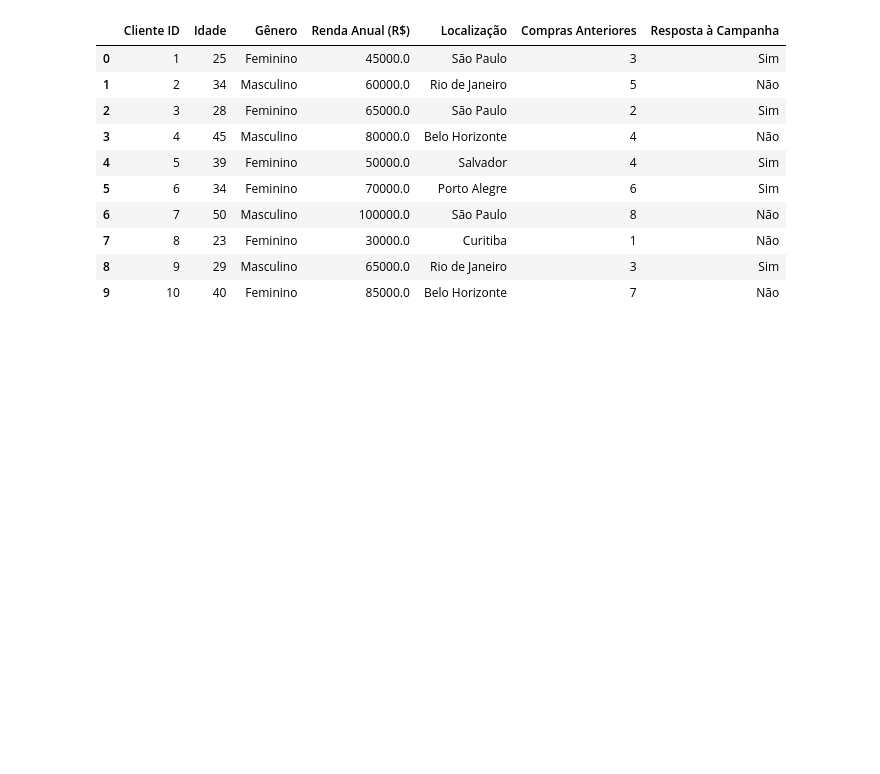
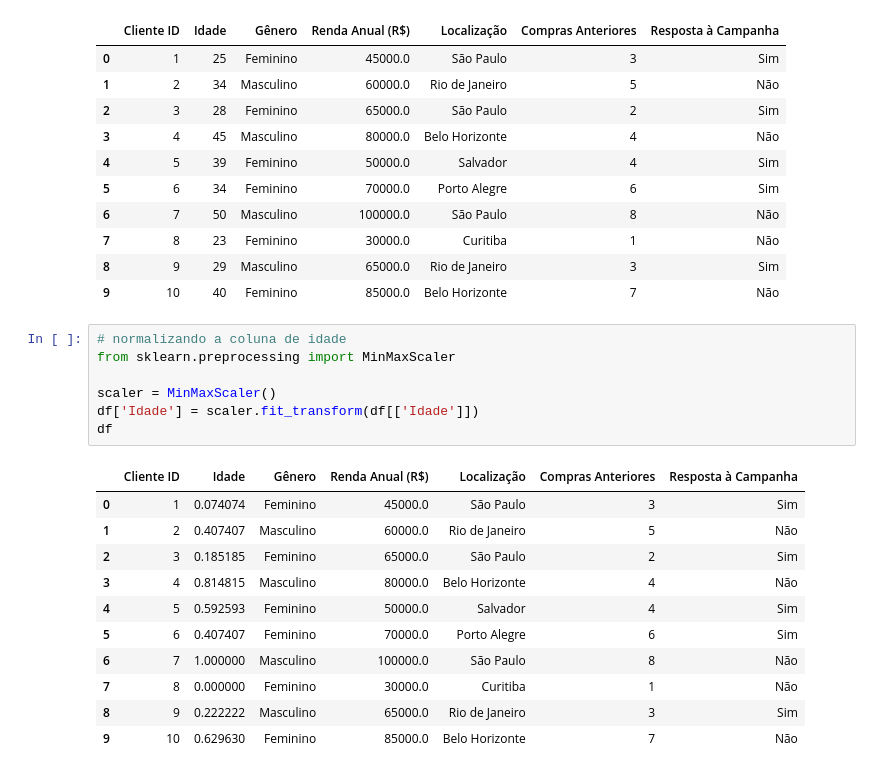
Before and after one commit to Joao-Inacio/Labs, a Jupyter notebook: C-Jovem/Intermediario/oficina-03.ipynb, the cells around one changed output. Cells and saved outputs as stored; diff of their text form; blank space fills up the shorter version.

```diff
--- a/C-Jovem/Intermediario/oficina-03.ipynb
+++ b/C-Jovem/Intermediario/oficina-03.ipynb
@@ -174,3 +174,22 @@ df
 | 7 | 8 | 23 | Feminino | 30000.0 | Curitiba | 1 | Não |
 | 8 | 9 | 29 | Masculino | 65000.0 | Rio de Janeiro | 3 | Sim |
 | 9 | 10 | 40 | Feminino | 85000.0 | Belo Horizonte | 7 | Não |
+# %%
+# normalizando a coluna de idade
+from sklearn.preprocessing import MinMaxScaler
+
+scaler = MinMaxScaler()
+df['Idade'] = scaler.fit_transform(df[['Idade']])
+df
+# %% [output]
+|  | Cliente ID | Idade | Gênero | Renda Anual (R$) | Localização | Compras Anteriores | Resposta à Campanha |
+| 0 | 1 | 0.074074 | Feminino | 45000.0 | São Paulo | 3 | Sim |
+| 1 | 2 | 0.407407 | Masculino | 60000.0 | Rio de Janeiro | 5 | Não |
+| 2 | 3 | 0.185185 | Feminino | 65000.0 | São Paulo | 2 | Sim |
+| 3 | 4 | 0.814815 | Masculino | 80000.0 | Belo Horizonte | 4 | Não |
+| 4 | 5 | 0.592593 | Feminino | 50000.0 | Salvador | 4 | Sim |
+| 5 | 6 | 0.407407 | Feminino | 70000.0 | Porto Alegre | 6 | Sim |
+| 6 | 7 | 1.000000 | Masculino | 100000.0 | São Paulo | 8 | Não |
+| 7 | 8 | 0.000000 | Feminino | 30000.0 | Curitiba | 1 | Não |
+| 8 | 9 | 0.222222 | Masculino | 65000.0 | Rio de Janeiro | 3 | Sim |
+| 9 | 10 | 0.629630 | Feminino | 85000.0 | Belo Horizonte | 7 | Não |
```
Also changed, not shown: parts of 2 cells of this notebook.
